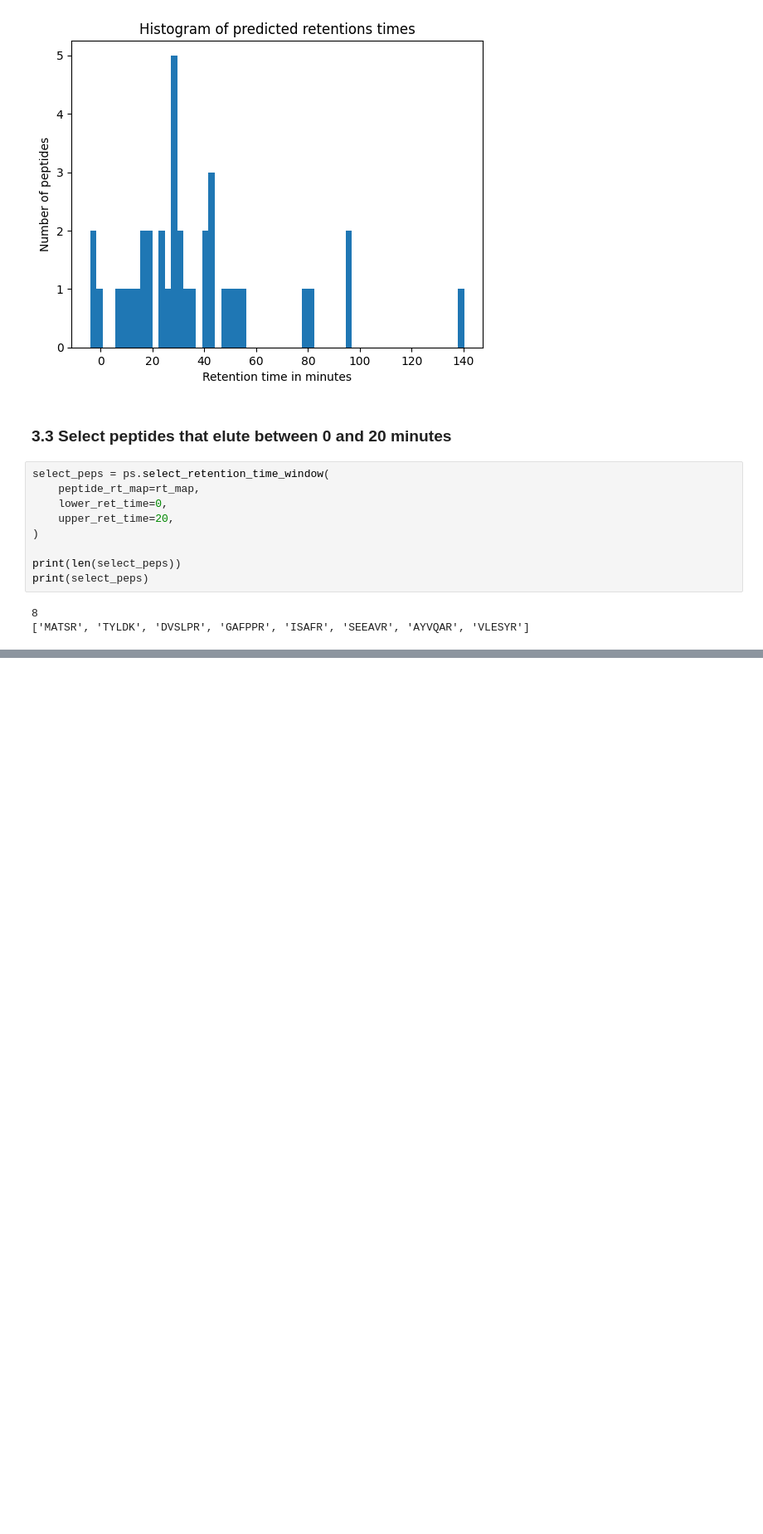
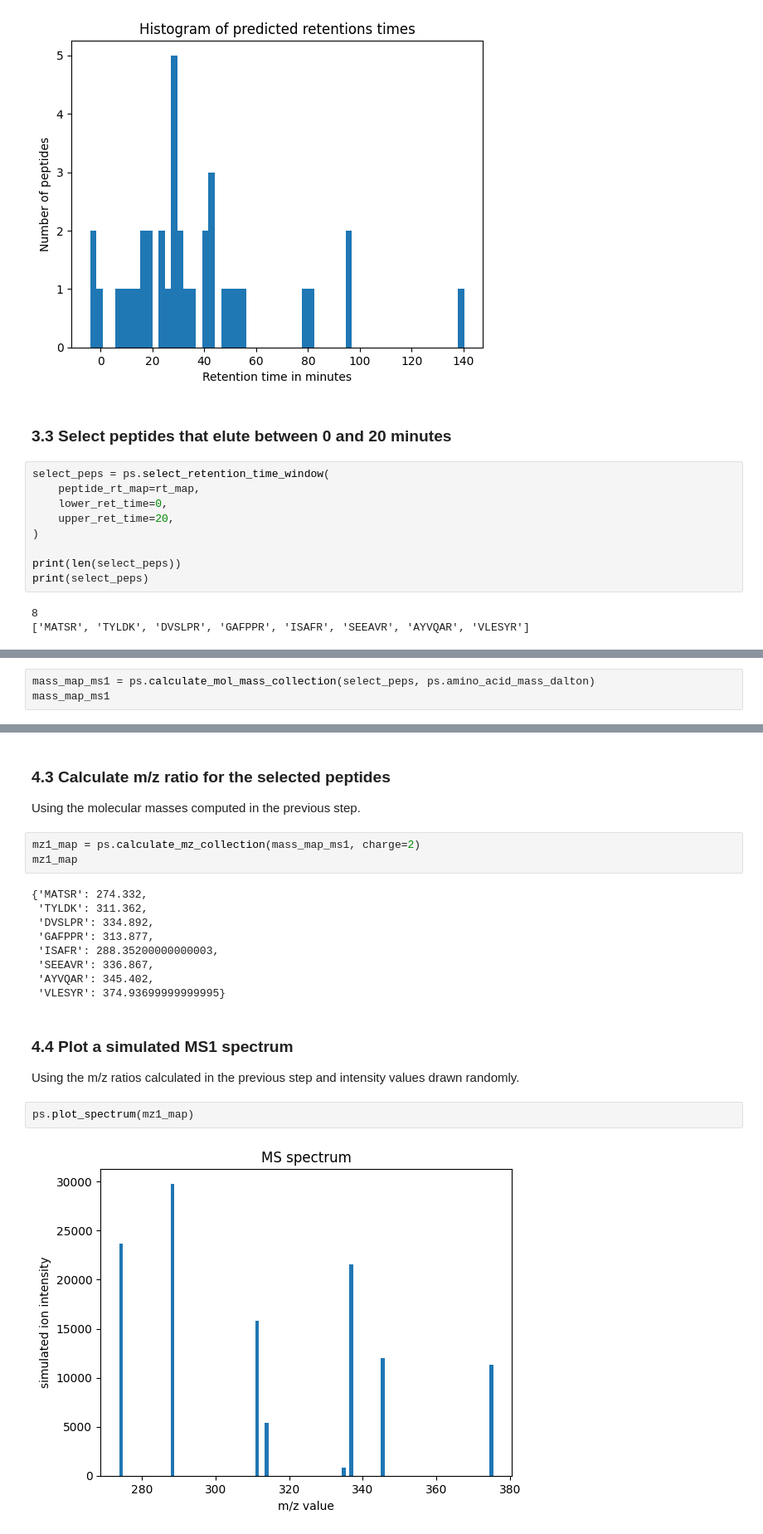
Before and after one commit to balint-bozoki/proteosim-balint, a Jupyter notebook: tutorials/ms_experiment_final.ipynb, the cells around one changed output, grey strips where cells are left out. Shown at 83% size. Saved outputs shown, nothing was run; the diff lists cells and outputs as text; blank space fills up the shorter version.

```diff
--- a/tutorials/ms_experiment_final.ipynb
+++ b/tutorials/ms_experiment_final.ipynb
@@ -110,0 +122,3 @@ print(select_peps)
+# %%
+mass_map_ms1 = ps.calculate_mol_mass_collection(select_peps, ps.amino_acid_mass_dalton)
+mass_map_ms1
@@ -110,0 +134,22 @@ print(select_peps)
+# %% [markdown]
+### 4.3 Calculate m/z ratio for the selected peptides
+Using the molecular masses computed in the previous step.
+# %%
+mz1_map = ps.calculate_mz_collection(mass_map_ms1, charge=2)
+mz1_map
+# %% [output]
+{'MATSR': 274.332,
+ 'TYLDK': 311.362,
+ 'DVSLPR': 334.892,
+ 'GAFPPR': 313.877,
+ 'ISAFR': 288.35200000000003,
+ 'SEEAVR': 336.867,
+ 'AYVQAR': 345.402,
+ 'VLESYR': 374.93699999999995}
+# %% [markdown]
+### 4.4 Plot a simulated MS1 spectrum
+Using the m/z ratios calculated in the previous step and intensity values drawn randomly.
+# %%
+ps.plot_spectrum(mz1_map)
+# %% [output]
+[figure, added]
```
Also changed, not shown: parts of 12 cells of this notebook, 3 other files.
